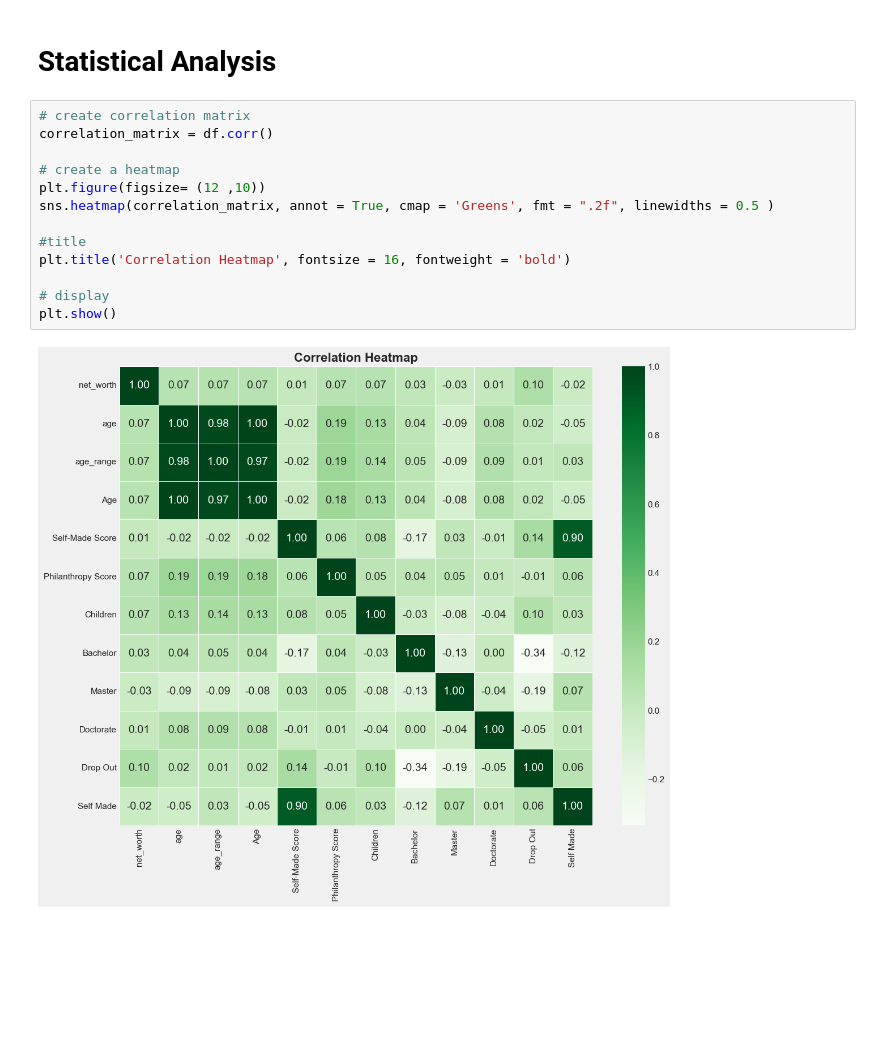
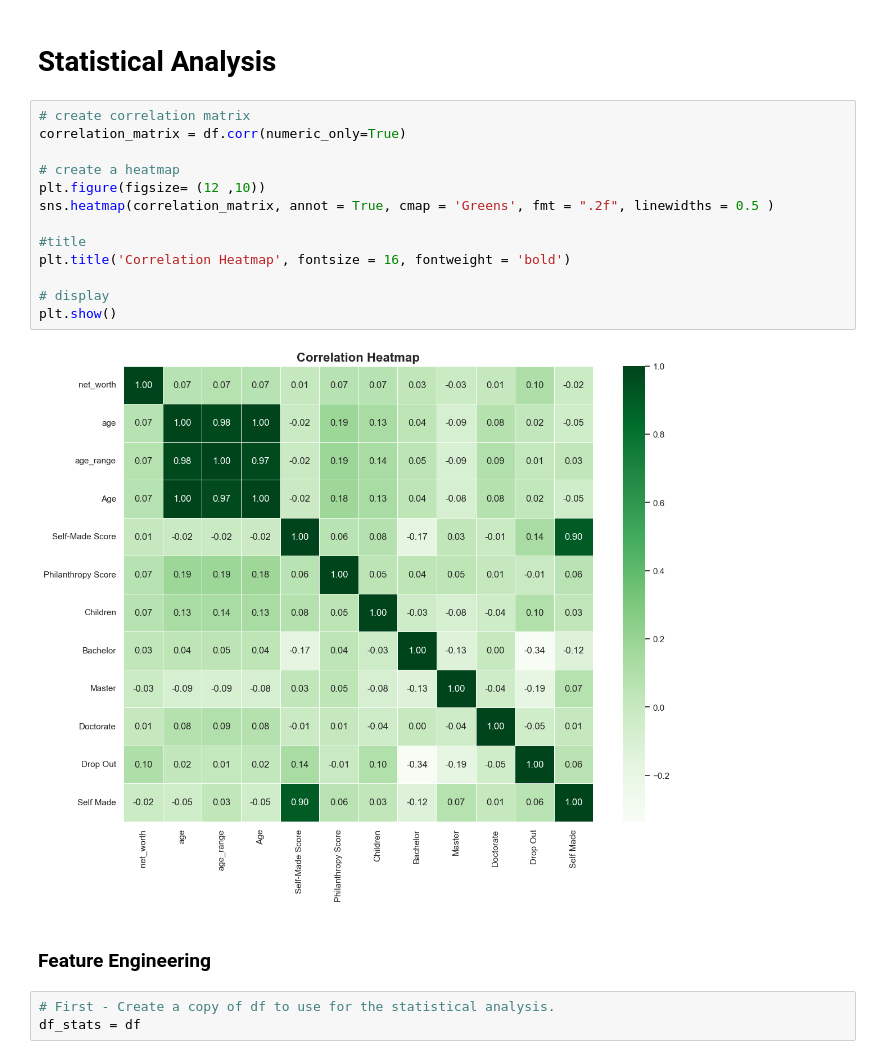
Before and after one commit to Spikes666/Data-Dive-3, a Jupyter notebook: main.ipynb, the cells around one changed output. Saved outputs shown, nothing was run; the diff lists cells and outputs as text; blank space fills up the shorter version.

Commit message:
Started working on feature engineering.

```diff
--- a/main.ipynb
+++ b/main.ipynb
@@ -272,16 +279,21 @@ plt.show()
 # Statistical Analysis
 # %%
 # create correlation matrix
-correlation_matrix = df.corr()
+correlation_matrix = df.corr(numeric_only=True)
 
 # create a heatmap
 plt.figure(figsize= (12 ,10))
 sns.heatmap(correlation_matrix, annot = True, cmap = 'Greens', fmt = ".2f", linewidths = 0.5 )
 
 #title
 plt.title('Correlation Heatmap', fontsize = 16, fontweight = 'bold')
 
 # display
 plt.show()
 # %% [output]
-[figure, old version]
+[figure, new version]
+# %% [markdown]
+### Feature Engineering
+# %%
+# First - Create a copy of df to use for the statistical analysis.
+df_stats = df
```
Also changed, not shown: parts of 7 cells of this notebook.
